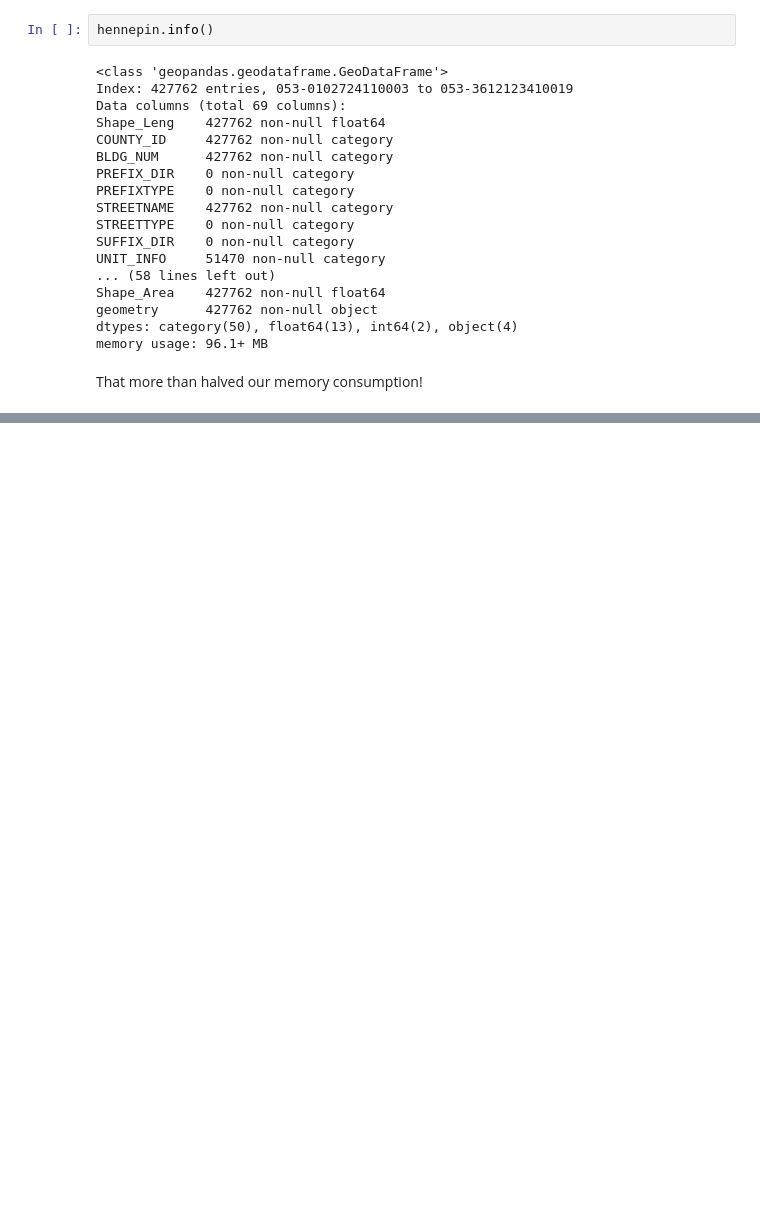
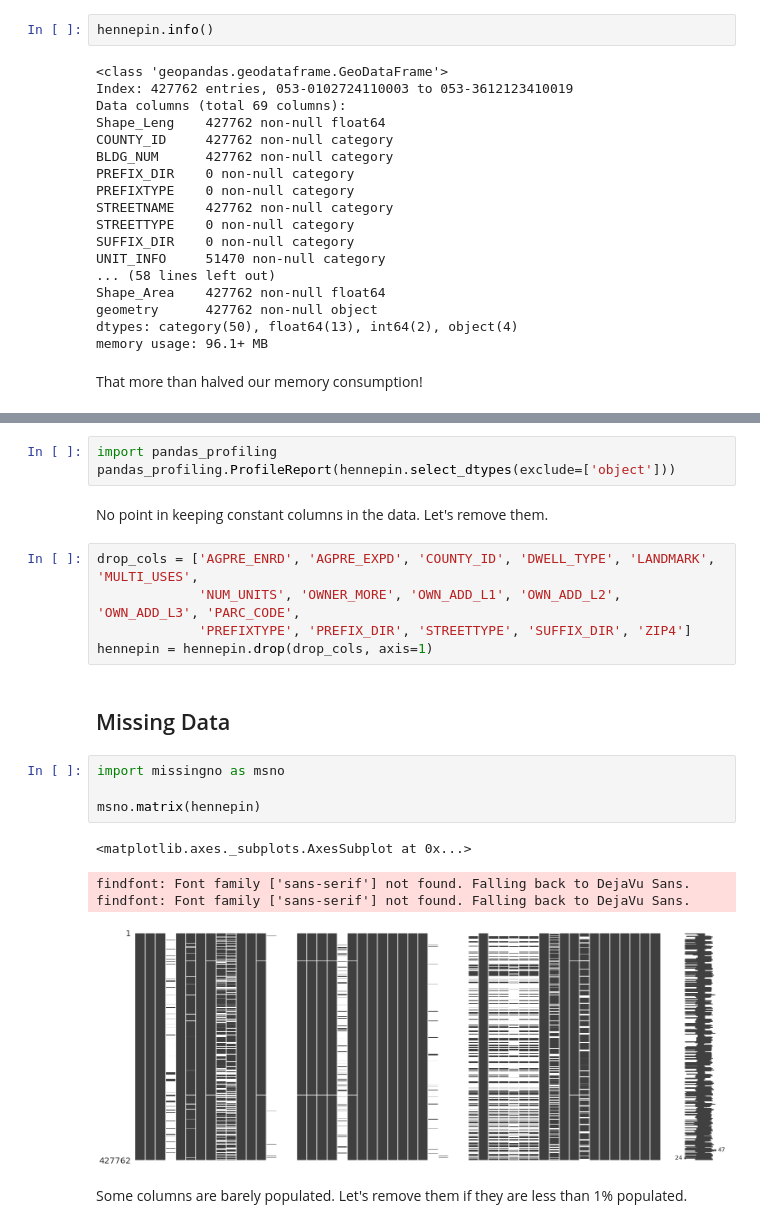
Before and after one commit to prabodhw96/Geospatial-Analysis, a Jupyter notebook: Geospatial Analysis.ipynb, the cells around one changed output, grey strips where cells are left out. Cells and saved outputs as stored; diff of their text form; blank space fills up the shorter version.

Commit message:
Profiling and delete near null columns

```diff
--- a/Geospatial Analysis.ipynb
+++ b/Geospatial Analysis.ipynb
@@ -111,0 +116,23 @@ That more than halved our memory consumption!
+# %%
+import pandas_profiling
+pandas_profiling.ProfileReport(hennepin.select_dtypes(exclude=['object']))
+# %% [markdown]
+No point in keeping constant columns in the data. Let's remove them.
+# %%
+drop_cols = ['AGPRE_ENRD', 'AGPRE_EXPD', 'COUNTY_ID', 'DWELL_TYPE', 'LANDMARK', 'MULTI_USES',
+             'NUM_UNITS', 'OWNER_MORE', 'OWN_ADD_L1', 'OWN_ADD_L2', 'OWN_ADD_L3', 'PARC_CODE',
+             'PREFIXTYPE', 'PREFIX_DIR', 'STREETTYPE', 'SUFFIX_DIR', 'ZIP4']
+hennepin = hennepin.drop(drop_cols, axis=1)
+# %% [markdown]
+## Missing Data
+# %%
+import missingno as msno
+
+msno.matrix(hennepin)
+# %% [output]
+<matplotlib.axes._subplots.AxesSubplot at 0x...>
+findfont: Font family ['sans-serif'] not found. Falling back to DejaVu Sans.
+findfont: Font family ['sans-serif'] not found. Falling back to DejaVu Sans.
+[figure, added]
+# %% [markdown]
+Some columns are barely populated. Let's remove them if they are less than 1% populated.
```
Also changed, not shown: parts of 4 cells of this notebook.
